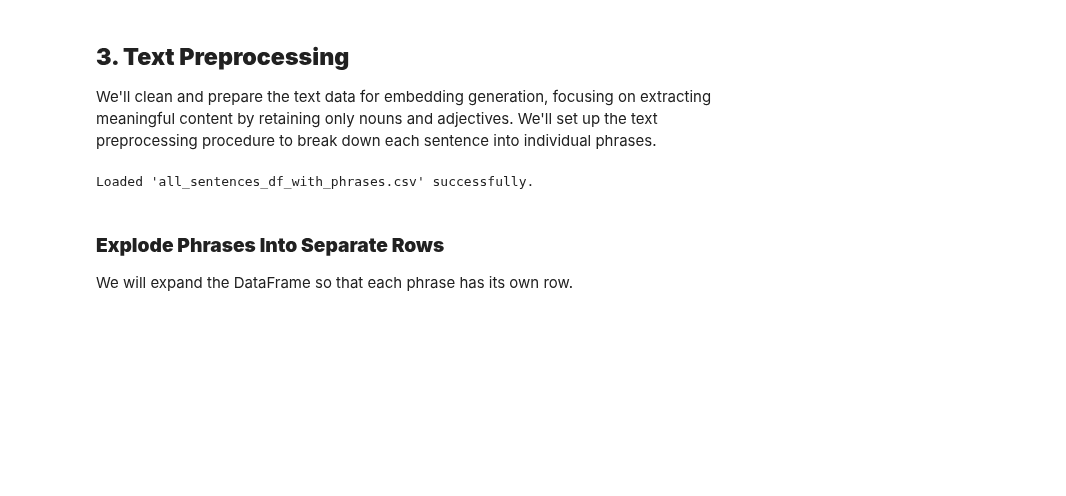
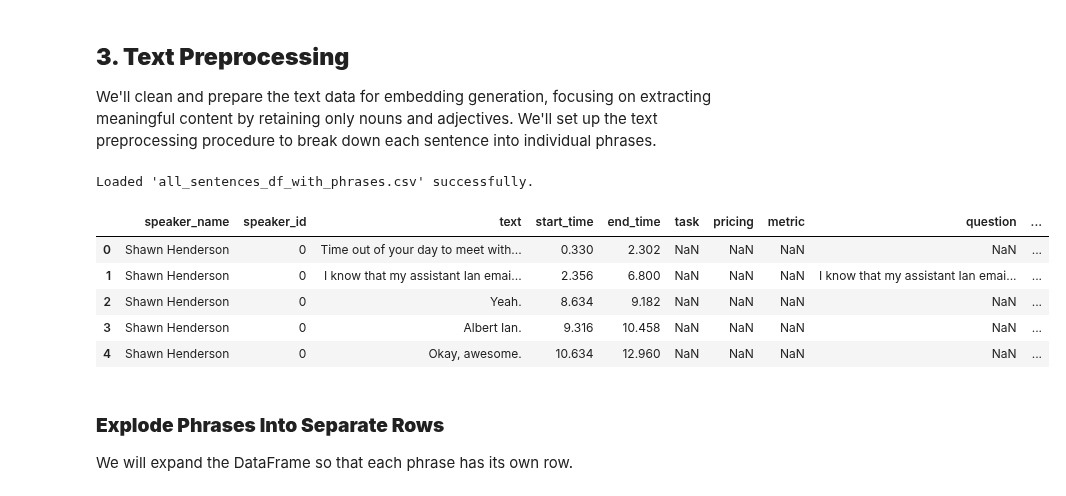
Before and after one commit to MyamazonguyGithub/sales-key-phrase-analysis, a Jupyter notebook: key_phrase_analysis_1.2.0.ipynb, the cells around one changed output. Drawn from its saved outputs; the diff is of its cells as text; code cells hidden in the pictures; blank space fills up the shorter version.

```diff
--- a/data_analysis_1.2.0.ipynb
+++ b/key_phrase_analysis_1.2.0.ipynb
@@ -366,6 +366,15 @@ else:
     print("Saved 'all_sentences_df_with_phrases.csv' successfully.")
 # %% [output]
 Loaded 'all_sentences_df_with_phrases.csv' successfully.
+# %%
+all_sentences_df.head()
+# %% [output]
+|  | speaker_name | speaker_id | text | start_time | end_time | task | pricing | metric | question | ... |
+| 0 | Shawn Henderson | 0 | Time out of your day to meet with... | 0.330 | 2.302 | NaN | NaN | NaN | NaN | ... |
+| 1 | Shawn Henderson | 0 | I know that my assistant Ian emai... | 2.356 | 6.800 | NaN | NaN | NaN | I know that my assistant Ian emai... | ... |
+| 2 | Shawn Henderson | 0 | Yeah. | 8.634 | 9.182 | NaN | NaN | NaN | NaN | ... |
+| 3 | Shawn Henderson | 0 | Albert Ian. | 9.316 | 10.458 | NaN | NaN | NaN | NaN | ... |
+| 4 | Shawn Henderson | 0 | Okay, awesome. | 10.634 | 12.960 | NaN | NaN | NaN | NaN | ... |
 # %% [markdown]
 ### **Explode Phrases Into Separate Rows**
 
```
Also changed, not shown: parts of 1 cell of this notebook, 4 other files.
